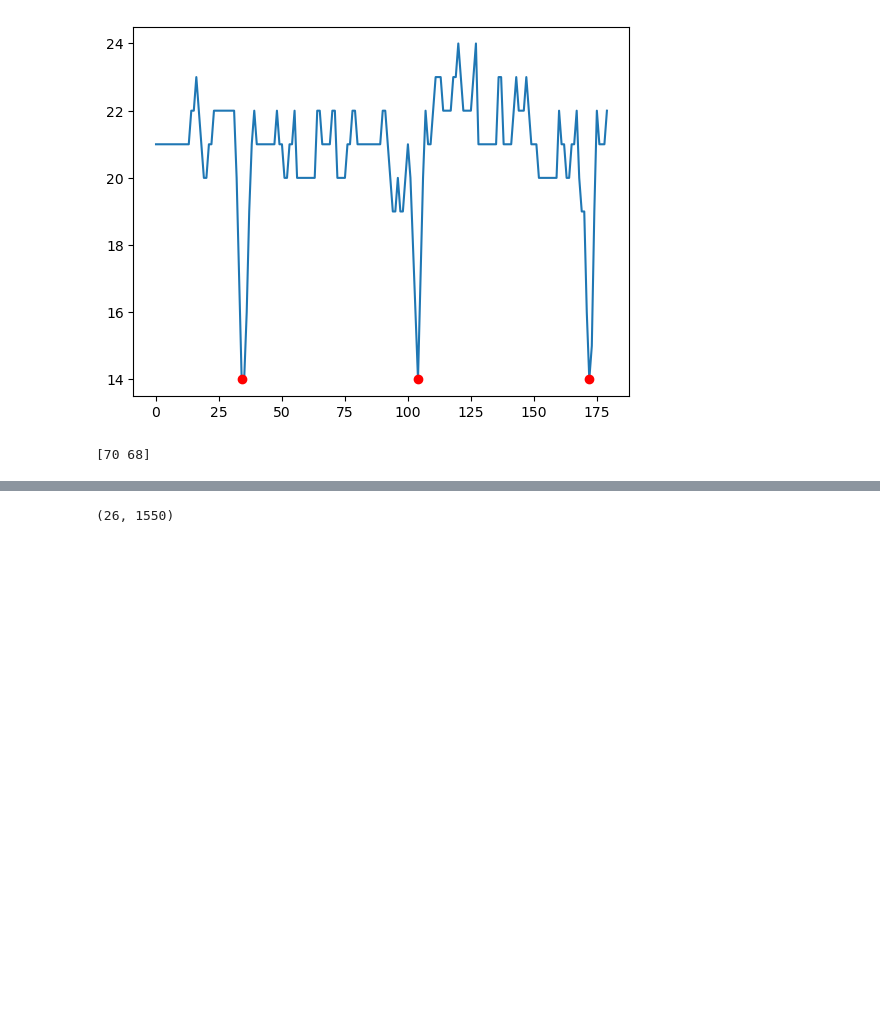
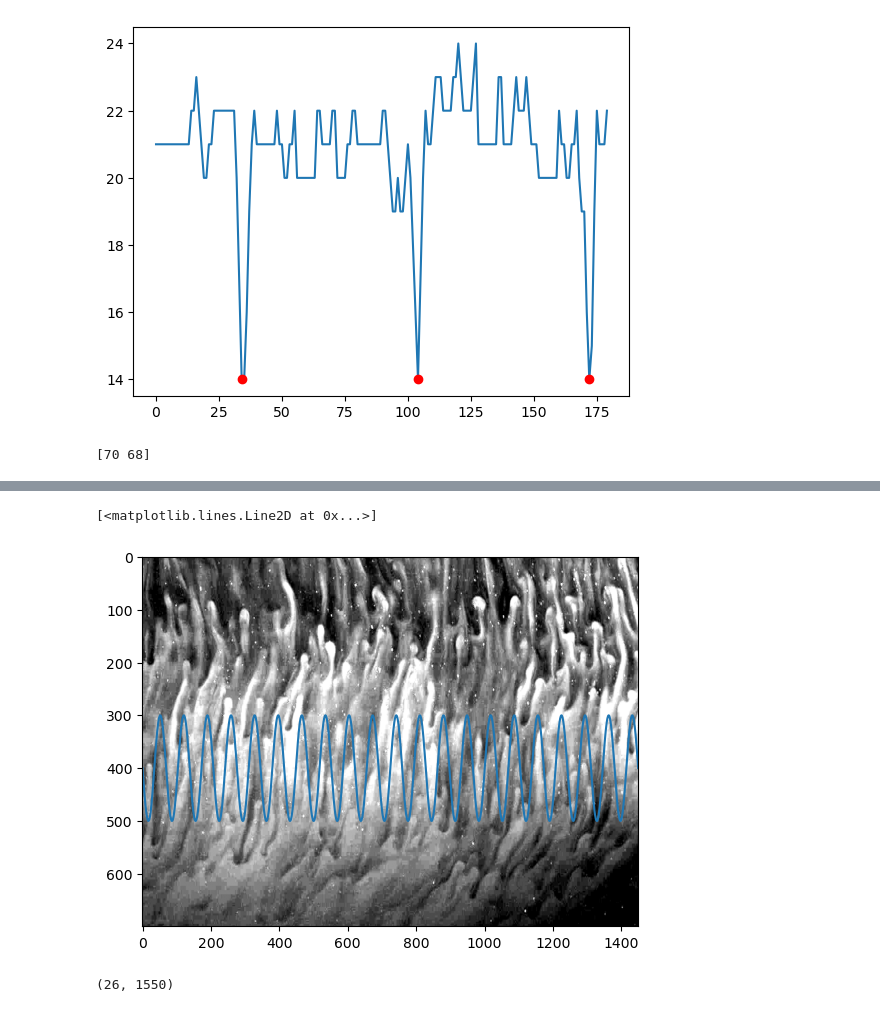
Before and after one commit to clemensuniH/ocean_pro, a Jupyter notebook: video_analysis.ipynb, the cells around one changed output, grey strips where cells are left out. Cells and saved outputs as stored; diff of their text form; code cells hidden in the pictures; blank space fills up the shorter version.

```diff
--- a/video_analysis.ipynb
+++ b/video_analysis.ipynb
@@ -165,3 +75,14 @@ spatial_frequencies, magnitudes = calculate_spatial_frequencies(frames, pixel_si
+# %%
+# plot the frame with a drawn on sin function of wavelength x
+wavelength = 10/res
+frame = video_loader.get_frame(900)[x_up:x_down,y_left:y_right]
+plt.imshow(frame, cmap='gray', aspect='auto', vmin=50, vmax=70)
+x = np.arange(0, frame.shape[1])
+y = 100*np.sin(2*np.pi/wavelength*x) + 400
+plt.plot(x,y)
+# %% [output]
+[<matplotlib.lines.Line2D at 0x...>]
+[figure, added]
 # %%
 frequencies["vertical"].shape
 # %% [output]
```
Also changed, not shown: parts of 12 cells of this notebook, 1 other file.
